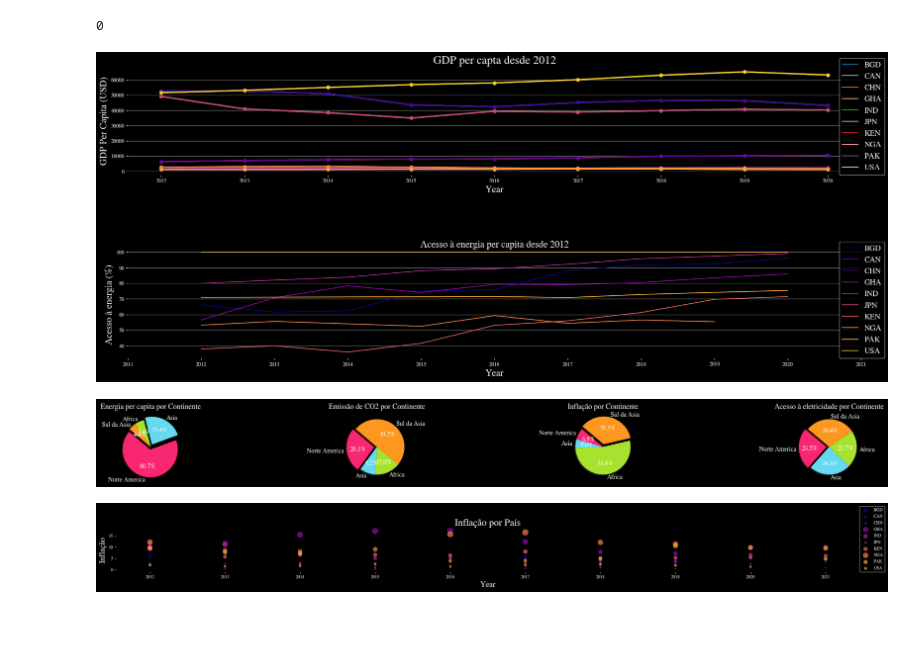
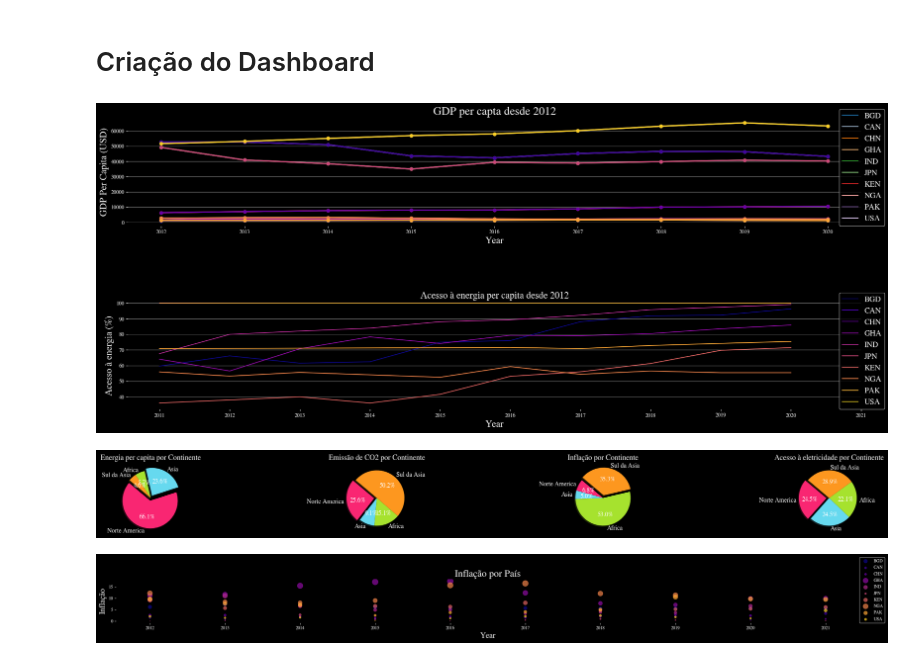
Before and after one commit to Mindful-AI-Assistants/storytelling-first-semester-2024, a Jupyter notebook: project_2/1_Codes/1a_DarkMode.ipynb, the cells around one changed output. Cells and saved outputs as stored; diff of their text form; code cells hidden in the pictures; blank space fills up the shorter version.

Commit message:
Tirando os últimos lixos de saída do dashboard e ajustando a visualização do código do trabalho

```diff
--- a/project_2/1_Codes/1a_DarkMode.ipynb
+++ b/project_2/1_Codes/1a_DarkMode.ipynb
@@ -11,6 +38,6 @@ import matplotlib.gridspec as gridspec # Mais flexibilidade para organizar seus
 # ... (código para ler o dataset - substitua pelo path de seu arquivo viia upload) ...
 # A linha countryData.drop("Unnamed: 0", axis = 1) remove uma coluna desnecessária chamada "Unnamed: 0", que provavelmente foi criada durante a exportação do CSV.
 
-countryData = pd.read_csv("/content/countryData.csv").drop("Unnamed: 0", axis = 1)
+countryData = pd.read_csv(fr"{path}").drop("Unnamed: 0", axis = 1)
 countryData
 # %% [output]
@@ -85,3 +128,5 @@ plt.rcParams['font.family'] = 'STIXGeneral'  # Substitua pelo nome da fonte esco
+# %% [markdown]
+# Criação do Dashboard
 # %%
 # Tema Escuro
 plt.style.use('dark_background')
@@ -102,7 +147,7 @@ dash1[0].spines["bottom"].set_visible(False)
 dash1[0].grid(axis = "y", alpha = 0.5)
 
 # Cores vibrantes
-cmap = plt.cm.get_cmap('plasma')  # ou 'viridis', 'inferno' etc.
+cmap = plt.cm.plasma  # ou 'viridis', 'inferno' etc.
 for pos, paises in enumerate(country):
     dash1[0].plot(countryData.loc[countryData["country"] == paises, "year"],
                   countryData.loc[countryData["country"] == paises, "GDP Per Capita (USD)"],
@@ -127,7 +172,7 @@ for line in dash1[0].lines:
 
 ### 2-Gráfico de acesso à eletricidade
 
-cmap = plt.cm.get_cmap('plasma')  # ou 'viridis', 'inferno' etc.
+cmap = plt.cm.plasma  # ou 'viridis', 'inferno' etc.
 
 for pos, paises in enumerate(country):
     dash1[1].plot(countryData.loc[countryData["country"] == paises, "year"],
@@ -206,7 +251,7 @@ dash[3].set_title("Acesso à eletricidade por Continente", fontsize=12)  # Ajust
 
 
 # Verificar valores ausentes em 'Inflation'
-print(countryData['Inflation'].isnull().sum())
+#print(countryData['Inflation'].isnull().sum())
 
 # Remover linhas com valores ausentes (opcional)
 countryData.dropna(subset=['Inflation'], inplace=True)
@@ -216,15 +261,15 @@ countryData.dropna(subset=['Inflation'], inplace=True)
 plt.figure(figsize=(25, 2.5))
 
 # Cores vibrantes
-cmap = plt.cm.get_cmap('plasma') # Escolhe o mapa de cores 'plasma' para cores vibrantes
+cmap = plt.cm.plasma # Escolhe o mapa de cores 'plasma' para cores vibrantes
 
 for i, pais in enumerate(country):  # Itera sobre cada país e seu índice na lista 'country'
-    plt.scatter(countryData.loc[countryData['country'] == pais, "year"],  # Define os valores do eixo x (ano) para cada país
-                countryData.loc[countryData['country'] == pais, 'Inflation'],  # Define os valores do eixo y (inflação) para cada país
+    plt.scatter(abs(countryData.loc[countryData['country'] == pais, "year"]),  # Define os valores do eixo x (ano) para cada país
+                abs(countryData.loc[countryData['country'] == pais, 'Inflation']),  # Define os valores do eixo y (inflação) para cada país
                 alpha=0.7,  # Define a opacidade das bolhas (0 = transparente, 1 = opaco)
                 color=cmap(i / len(country)),  # Define a cor de cada bolha com base no índice e no número de países
                 label=pais,  # Define o rótulo de cada bolha com o nome do país
-                s=countryData.loc[countryData['country'] == pais, 'Inflation'] * 10)
+                s=abs(countryData.loc[countryData['country'] == pais, 'Inflation'] * 10))
                 # Define o tamanho da bolha proporcional ao valor da inflação
 
 
@@ -238,34 +283,33 @@ plt.gca().spines["right"].set_visible(False)
 plt.gca().spines["bottom"].set_visible(False)
 plt.gca().spines["top"].set_visible(False)
 plt.gca().spines["left"].set_visible(False)
 
 # Define os rótulos do eixo x (anos) e sua cor
 plt.xticks(range(2012, 2022, 1), color='white')
 
 # Define a cor dos rótulos do eixo y
 plt.yticks(color='white')
 
 # Define o rótulo do eixo x, seu tamanho e cor
 plt.xlabel("Year", fontsize=18, color='white')
 
 # Define o rótulo do eixo y, seu tamanho e cor
 plt.ylabel("Inflação", fontsize=18, color='white')
 
 # Define o título do gráfico, seu tamanho e cor
 plt.title("Inflação por País", fontsize=22, color='white')
 
 # Define a posição da legenda e o tamanho da fonte
 plt.legend(loc=(1, 0), prop={'size': 10})
 
 # Ajustar espaçamento entre os gráficos
 plt.tight_layout()
 
 # Salvar a imagem
 plt.savefig("project_2.png", dpi=300)  # # Nome do arquivo a sua escolha e DPI
 
 plt.show()
 # %% [output]
-0
-[figure, old version]
+[figure, new version]
 [figure]
 [figure]
```
Also changed, not shown: parts of 10 cells of this notebook, 1 other file.
